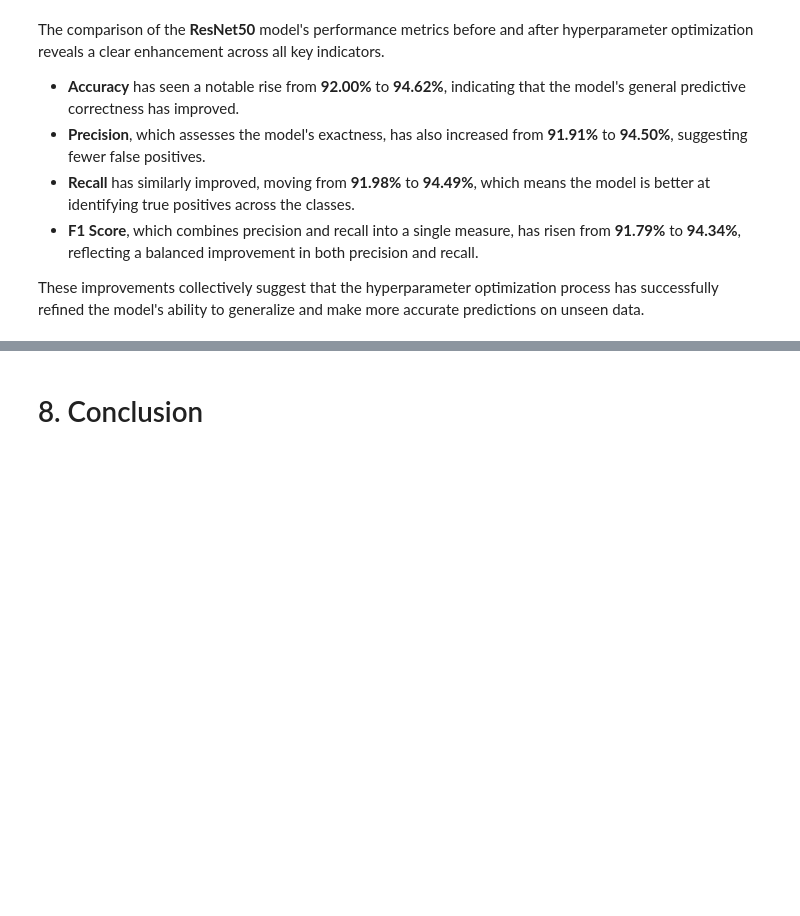
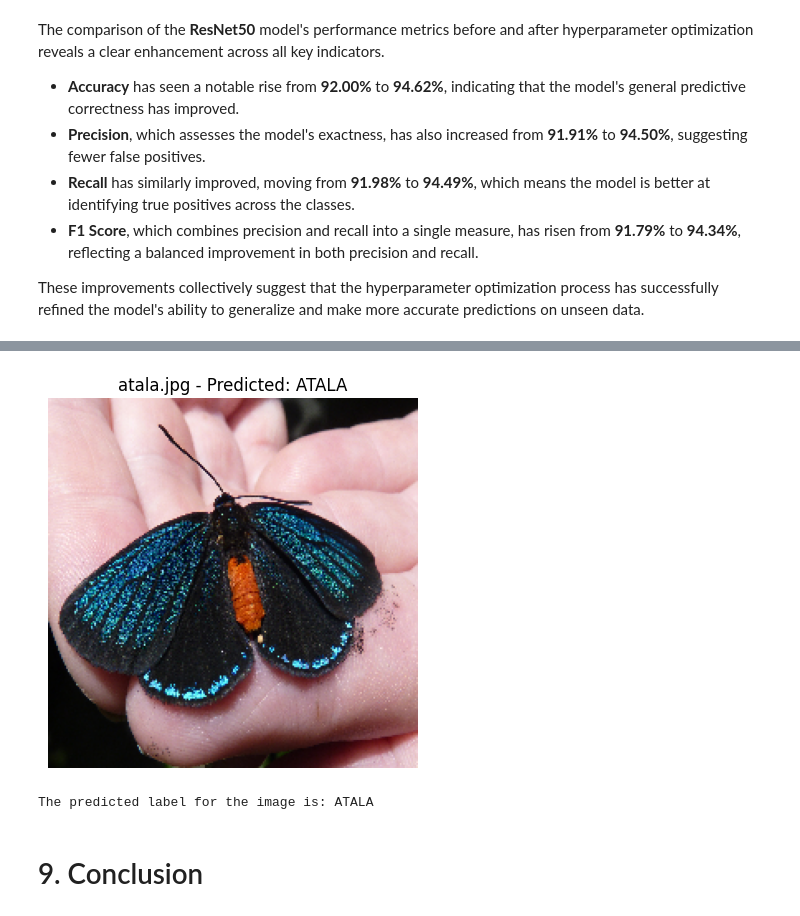
Before and after one commit to Vaquita-AI/Butterfly-Image-Classification, a Jupyter notebook: butterfly_classification.ipynb, the cells around one changed output, grey strips where cells are left out. Drawn from its saved outputs; the diff is of its cells as text; code cells hidden in the pictures; blank space fills up the shorter version.

```diff
--- a/butterfly_classification.ipynb
+++ b/butterfly_classification.ipynb
@@ -119,7 +119,7 @@ train_df, valid_df = train_test_split(
 # %%
 from tensorflow.keras.preprocessing.image import ImageDataGenerator
 
-preprocess_input = None #preprocessing function for the selected model
+# The preprocessing_function has to be changed for each model before training #
 
 # Add data augmentation parameters to the training data generator
 datagen_train = ImageDataGenerator(
@@ -131,19 +131,20 @@ datagen_train = ImageDataGenerator(
     zoom_range=0.2,
     horizontal_flip=True,
     fill_mode='nearest',
-    preprocessing_function=preprocess_input
+    preprocessing_function=preprocess_input_ResNet50
 )
 
-datagen_valid_test = ImageDataGenerator(preprocessing_function=preprocess_input)
+datagen_valid = ImageDataGenerator(preprocessing_function=preprocess_input_ResNet50)
+datagen_test = ImageDataGenerator(preprocessing_function=preprocess_input_ResNet50)
 # %% [markdown]
 ## 3.5 Initializing the Data Generators
 # %%
 # Define the image size and batch size
 image_size = (224, 224)
-batch_size = 32
+batch_size = 64
 
 # Normalizing the images
-datagen = ImageDataGenerator(rescale=1./255)
+# datagen = ImageDataGenerator(rescale=1./255)
 
 # Create the training, validation, and testing data generators
 train_generator = datagen_train.flow_from_dataframe(
@@ -156,7 +157,7 @@ train_generator = datagen_train.flow_from_dataframe(
     class_mode='categorical'
 )
 
-validation_generator = datagen_valid_test.flow_from_dataframe(
+validation_generator = datagen_valid.flow_from_dataframe(
     dataframe=valid_df,
     directory=images_directory,
     x_col='filename',
@@ -166,7 +167,7 @@ validation_generator = datagen_valid_test.flow_from_dataframe(
     class_mode='categorical'
 )
 
-test_generator = datagen.flow_from_dataframe(
+test_generator = datagen_test.flow_from_dataframe(
     dataframe=test_df,
     directory=images_directory,
     x_col='filename',
@@ -718,0 +726,47 @@ These improvements collectively suggest that the hyperparameter optimization pro
+# %%
+from tensorflow.keras.preprocessing.image import load_img, img_to_array
+from tensorflow.keras.models import load_model
+
+# Load the best trained model
+best_model_path = '/content/drive/MyDrive/best model/ResNet50_best_model.h5'
+best_model = load_model(best_model_path)
+
+# Mapping of indices to class labels
+class_indices = train_generator.class_indices
+label_map = {v: k for k, v in class_indices.items()}
+
+def predict_and_show_image_class(image_path, model, preprocess_input, label_map):
+    # Load the image file, resizing it to the expected input size of the model
+    img = load_img(image_path, target_size=(224, 224))
+
+    # Convert the image to a numpy array
+    img_array = img_to_array(img)
+
+    # Preprocess the image for the model
+    img_preprocessed = preprocess_input(img_array.copy())
+
+    # Add a new axis to make the image array compatible with the model (to create a batch of one image)
+    img_preprocessed = np.expand_dims(img_preprocessed, axis=0)
+
+    # Make the prediction
+    predictions = model.predict(img_preprocessed)
+
+    # Retrieve the most likely result (highest probability)
+    predicted_class = np.argmax(predictions, axis=1)
+
+    # Map the predicted class index to the class label
+    predicted_label = label_map[predicted_class[0]]
+
+    # Display the image with title as filename and predicted label
+    plt.imshow(img_array.astype('uint8'))  # Convert back to uint8 to display correctly
+    plt.title(f"{os.path.basename(image_path)} - Predicted: {predicted_label}")
+    plt.axis('off')  # Hide the axis
+    plt.show()
+
+    return predicted_label
+
+# Example usage:
+image_path = '/content/drive/MyDrive/atala.jpg' # Random image from the internet
+predicted_label = predict_and_show_image_class(image_path, best_model, preprocess_input_ResNet50, label_map)
+print(f"The predicted label for the image is: {predicted_label}")
+# %% [output]
@@ -719,5 +774,7 @@ These improvements collectively suggest that the hyperparameter optimization pro
+[figure, added]
+The predicted label for the image is: ATALA
 # %% [markdown]
-# 8. Conclusion
+# 9. Conclusion
 # %% [markdown]
 This project successfully developed a deep learning model using the **ResNet50** architecture to classify butterfly species. The model's training was carefully managed with callbacks like EarlyStopping and ReduceLROnPlateau to prevent overfitting and ensure optimal learning. The use of ImageDataGenerator for data augmentation helped the model generalize well to new data.
 
```
Also changed, not shown: parts of 5 cells of this notebook.
